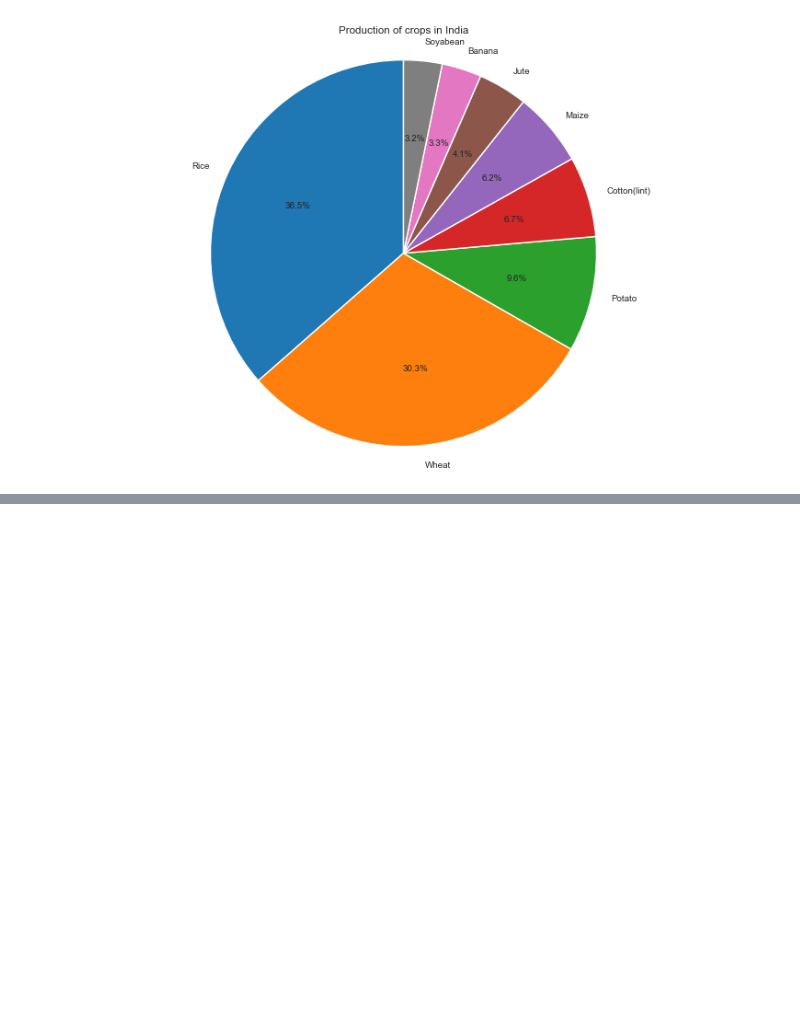
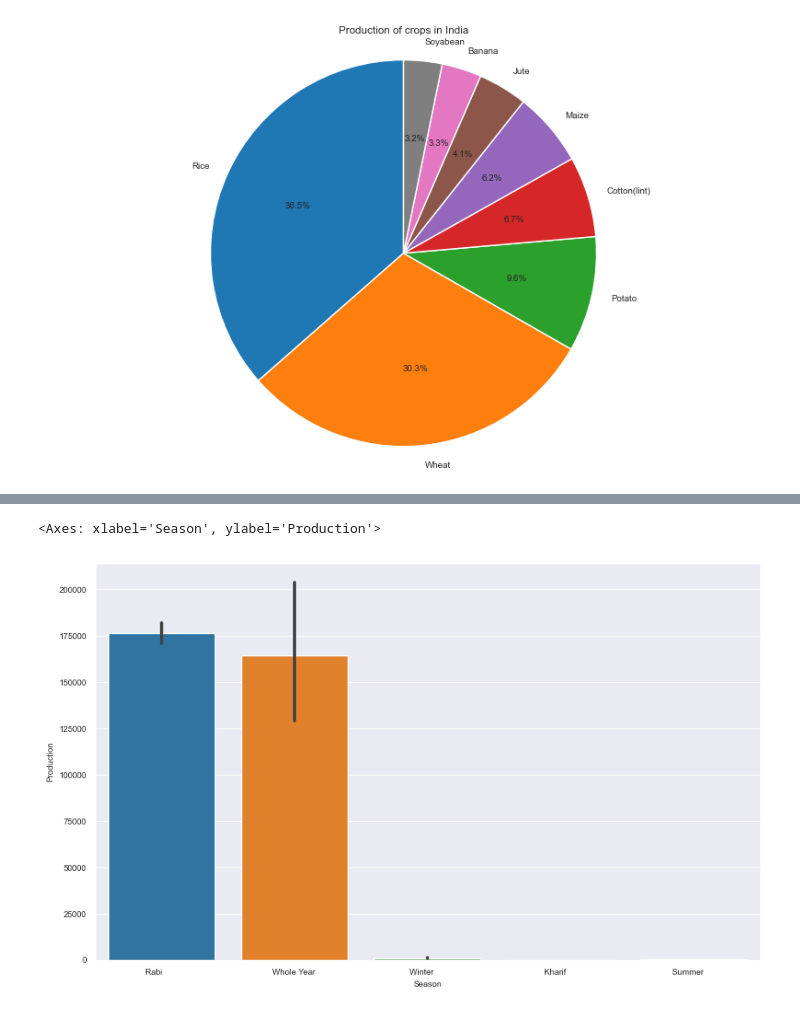
Before and after one commit to prabhjyot009/Crop-recommendation-system, a Jupyter notebook: crop.ipynb, the cells around one changed output, grey strips where cells are left out. Saved outputs shown, nothing was run; the diff lists cells and outputs as text; code cells hidden in the pictures; blank space fills up the shorter version.

```diff
--- a/crop.ipynb
+++ b/crop.ipynb
@@ -144,0 +173,2 @@ plt.show()
+# %%
+wheat_data=data[data["Crop"]=="Wheat"]
@@ -144,0 +191,5 @@ plt.show()
+# %%
+sns.barplot(x=wheat_data["Season"], y=wheat_data["Production"])
+# %% [output]
+<Axes: xlabel='Season', ylabel='Production'>
+[figure, added]
```
Also changed, not shown: parts of 10 cells of this notebook.
